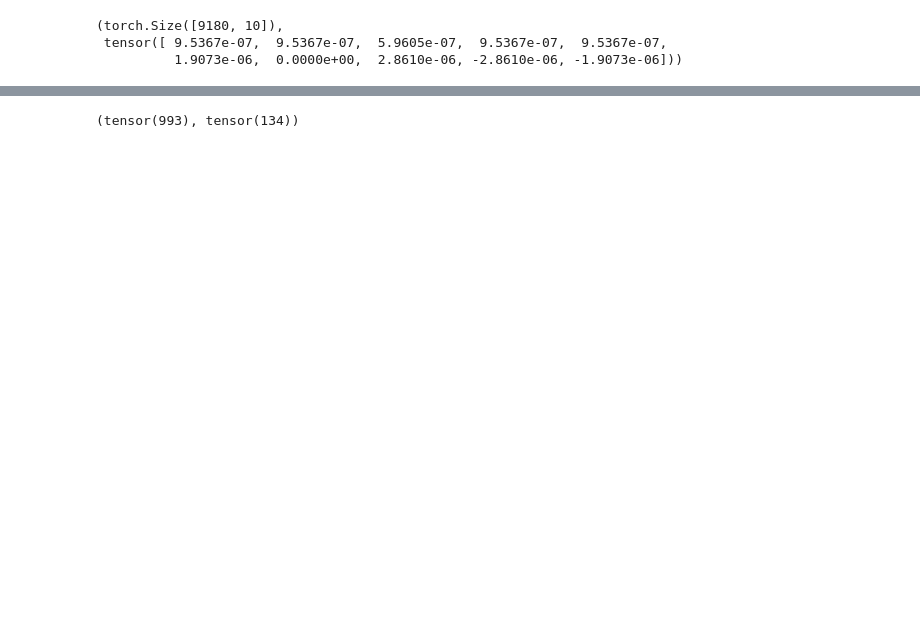
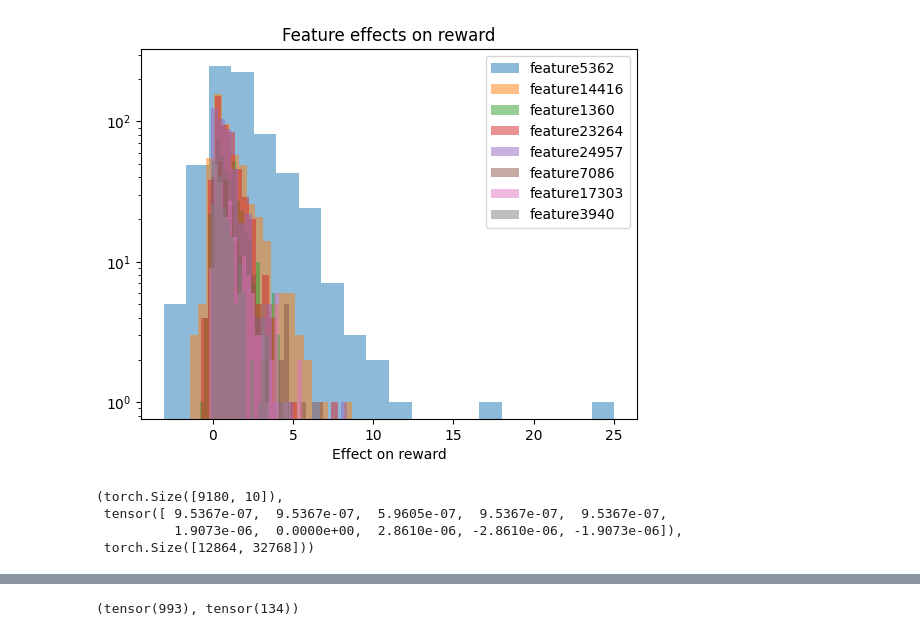
Before and after one commit to loganriggs/sae-rm, a Jupyter notebook: check_top_reward.ipynb, the cells around one changed output, grey strips where cells are left out. Cells and saved outputs as stored; diff of their text form; code cells hidden in the pictures; blank space fills up the shorter version.

```diff
--- a/check_top_reward.ipynb
+++ b/check_top_reward.ipynb
@@ -7,6 +64,23 @@ total_reward_diff = torch.load(f'sae_results/{ae_name}/total_reward_diff.pt')
+# %%
+# for f in [ 8767, 25789,  5362, 14416,  1360, 23264, 24957,  7086, 17303,  3940]:
+for f in [5362, 14416,  1360, 23264, 24957,  7086, 17303,  3940]:
+# for f in [ 8767]:
+    # plot a new histogram
+    eff = effects[-1][:,f]
+    threshold = 0.05
+    eff = eff[eff.abs() > threshold]
+    plt.hist(eff.tolist(), bins=20, alpha=0.5, label=f'feature{f}')
+plt.legend()
+plt.title("Feature effects on reward")
+plt.xlabel("Effect on reward")
+plt.yscale('log')
+plt.show()
+# %% [output]
+[figure, added]
 # %%
-total_reward_diff.shape, total_reward_diff[0]
+total_reward_diff.shape, total_reward_diff[0], all_effects.shape
 # %% [output]
 (torch.Size([9180, 10]),
  tensor([ 9.5367e-07,  9.5367e-07,  5.9605e-07,  9.5367e-07,  9.5367e-07,
-          1.9073e-06,  0.0000e+00,  2.8610e-06, -2.8610e-06, -1.9073e-06]))
+          1.9073e-06,  0.0000e+00,  2.8610e-06, -2.8610e-06, -1.9073e-06]),
+ torch.Size([12864, 32768]))
```
Also changed, not shown: parts of 12 cells of this notebook, 5 other files.
